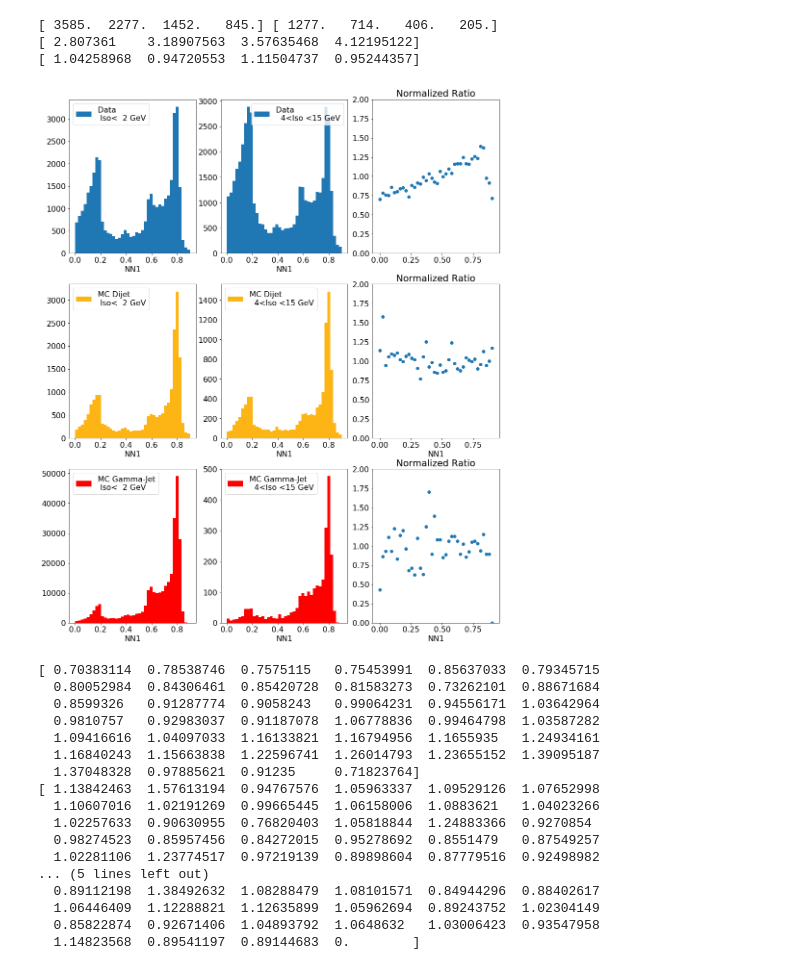
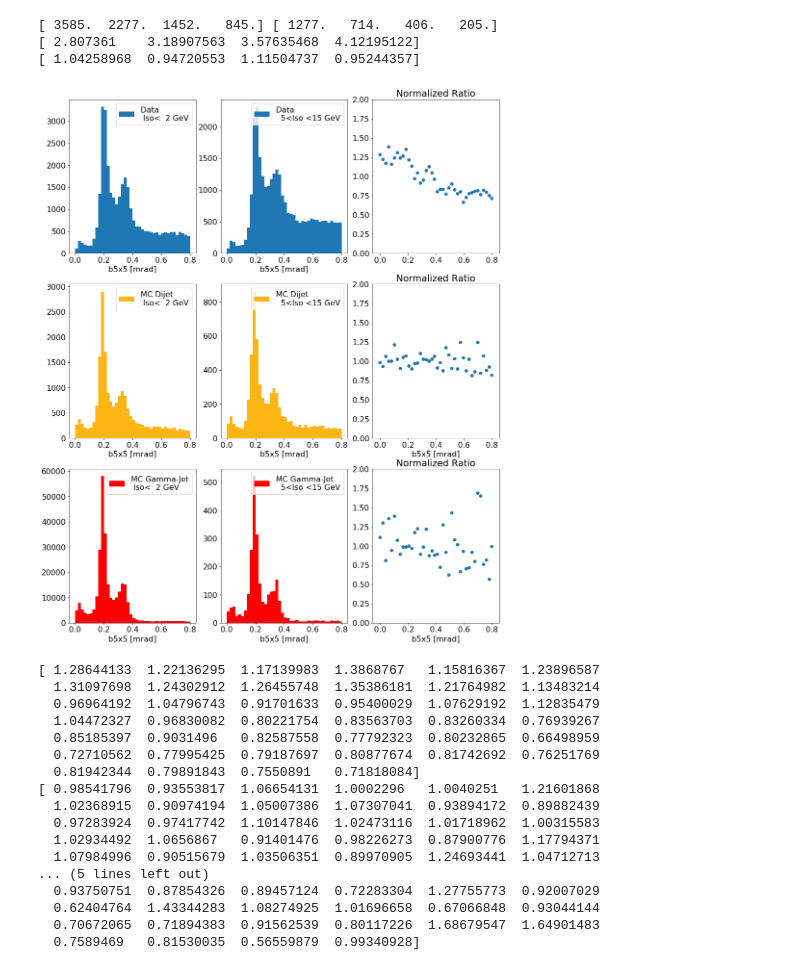
Before and after one commit to miguelignacio/CorrelationAnalysis, a Jupyter notebook: NtupleAnalysis/InputData/TemplateFit_Closure.ipynb, the cells around one changed output. Cells and saved outputs as stored; diff of their text form; code cells hidden in the pictures.

```diff
--- a/NtupleAnalysis/InputData/TemplateFit_Closure.ipynb
+++ b/NtupleAnalysis/InputData/TemplateFit_Closure.ipynb
@@ -191,13 +186,14 @@ plt.show()
 nbins = 40
 isoup = 2.0
 noniso_up = 15.0
-noniso_do = 4.0
+noniso_do = 5.0
 maskiso = data.cluster_frixione_tpc_04_02<isoup
 masknoniso_do =  data.cluster_frixione_tpc_04_02> noniso_do
 masknoniso_up =  data.cluster_frixione_tpc_04_02 <noniso_up
 
-var = 'cluster_NN1'
-varmax = 0.90
+var = 'cluster_b5x5_lin'
+label = 'b5x5 [mrad]'
+varmax = 0.80
 xbins = np.linspace(0,varmax,nbins)
 #var = 'cluster_b5x5_lin'
 #varmax = 2.0
@@ -209,11 +205,11 @@ mccolor = '#FDB515'
 fig = plt.figure(figsize=(16,20))
 plt.subplot(3,3,1)
 A, x, _ = plt.hist(data[maskiso][var], bins=nbins, range=(0.0,varmax),label='Data \n Iso< %2.0f GeV'%isoup)
-plt.xlabel('NN1')
+plt.xlabel(label)
 plt.legend()
 plt.subplot(3,3,2)
 B, x, _ = plt.hist(data[masknoniso_up & masknoniso_do][var], bins=nbins, range=(0.0,varmax),label='Data \n %2.0f<Iso <%2.0f GeV' %(noniso_do,noniso_up))
-plt.xlabel('NN1')
+plt.xlabel(label)
 plt.legend()
 
 
@@ -238,11 +234,11 @@ masknoniso_do =  mc_bkg.cluster_frixione_tpc_04_02>noniso_do
 masknoniso_up =  mc_bkg.cluster_frixione_tpc_04_02 <noniso_up
 plt.subplot(3,3,4)
 A, x, _ = plt.hist(mc_bkg[maskiso][var], bins=nbins, range=(0.0,varmax), label='MC Dijet \n Iso< %2.0f GeV'%isoup,color=mccolor)
-plt.xlabel('NN1')
+plt.xlabel(label)
 plt.legend()
 plt.subplot(3,3,5)
 B, x, _ = plt.hist(mc_bkg[masknoniso_up & masknoniso_do][var], bins=nbins, range=(0.0,varmax),label='MC Dijet \n %2.0f<Iso <%2.0f GeV' %(noniso_do,noniso_up),color=mccolor)
-plt.xlabel('NN1')
+plt.xlabel(label)
 plt.legend()
 
 plt.subplot(3,3,6)
@@ -256,7 +252,7 @@ ratio[np.isinf(ratio)] = 0
 print ratio
 xbins = np.linspace(0.0, varmax, num=len(x)-1)
 plt.scatter(xbins,ratio)
-plt.xlabel('NN1')
+plt.xlabel(label)
 plt.ylim([0.0, 2.0])
 plt.title('Normalized Ratio')
 #plt.ylim([0.5, 1.5])
@@ -264,51 +260,51 @@ plt.title('Normalized Ratio')
 maskiso = mc_signal.cluster_frixione_tpc_04_02<2.0
 masknoniso_do =  mc_signal.cluster_frixione_tpc_04_02>5
 masknoniso_up =  mc_signal.cluster_frixione_tpc_04_02 <15
 plt.subplot(3,3,7)
 A, x, _  = plt.hist(mc_signal[maskiso][var], bins=nbins, range=(0.0,varmax),label='MC Gamma-Jet\n Iso< %2.0f GeV'%isoup,color='red')
-plt.xlabel('NN1')
+plt.xlabel(label)
 plt.legend()
 plt.subplot(3,3,8)
 B, x, _ = plt.hist(mc_signal[masknoniso_up & masknoniso_do][var], bins=nbins, range=(0.0,varmax),label='MC Gamma-Jet\n %2.0f<Iso <%2.0f GeV' %(noniso_do,noniso_up),color='red')
-plt.xlabel('NN1')
+plt.xlabel(label)
 plt.legend()
 
 plt.subplot(3,3,9)
 A = np.array(A, dtype='f')/np.sum(A)
 B= np.array(B, dtype='f')/np.sum(B)
 
 ratio = np.divide(A,B)
 ratio[np.isnan(ratio)] = 0
 ratio[np.isinf(ratio)] = 0
 print ratio
 xbins = np.linspace(0.0, varmax, num=len(x)-1)
 plt.scatter(xbins,ratio)
-plt.xlabel('NN1')
+plt.xlabel(label)
 plt.ylim([0.0, 2.0])
 plt.title('Normalized Ratio')
 #plt.ylim([0.5, 1.5])
 
 
 
 
 
 plt.show()
 # %% [output]
-[figure, old version]
+[figure, new version]
-[ 0.70383114  0.78538746  0.7575115   0.75453991  0.85637033  0.79345715
-  0.80052984  0.84306461  0.85420728  0.81583273  0.73262101  0.88671684
-  0.8599326   0.91287774  0.9058243   0.99064231  0.94556171  1.03642964
-  0.9810757   0.92983037  0.91187078  1.06778836  0.99464798  1.03587282
-  1.09416616  1.04097033  1.16133821  1.16794956  1.1655935   1.24934161
-  1.16840243  1.15663838  1.22596741  1.26014793  1.23655152  1.39095187
-  1.37048328  0.97885621  0.91235     0.71823764]
-[ 1.13842463  1.57613194  0.94767576  1.05963337  1.09529126  1.07652998
-  1.10607016  1.02191269  0.99665445  1.06158006  1.0883621   1.04023266
-  1.02257633  0.90630955  0.76820403  1.05818844  1.24883366  0.9270854
-  0.98274523  0.85957456  0.84272015  0.95278692  0.8551479   0.87549257
-  1.02281106  1.23774517  0.97219139  0.89898604  0.87779516  0.92498982
+[ 1.28644133  1.22136295  1.17139983  1.3868767   1.15816367  1.23896587
+  1.31097698  1.24302912  1.26455748  1.35386181  1.21764982  1.13483214
+  0.96964192  1.04796743  0.91701633  0.95400029  1.07629192  1.12835479
+  1.04472327  0.96830082  0.80221754  0.83563703  0.83260334  0.76939267
+  0.85185397  0.9031496   0.82587558  0.77792323  0.80232865  0.66498959
+  0.72710562  0.77995425  0.79187697  0.80877674  0.81742692  0.76251769
+  0.81942344  0.79891843  0.7550891   0.71818084]
+[ 0.98541796  0.93553817  1.06654131  1.0002296   1.0040251   1.21601868
+  1.02368915  0.90974194  1.05007386  1.07307041  0.93894172  0.89882439
+  0.97283924  0.97417742  1.10147846  1.02473116  1.01718962  1.00315583
+  1.02934492  1.0656867   0.91401476  0.98226273  0.87900776  1.17794371
+  1.07984996  0.90515679  1.03506351  0.89970905  1.24693441  1.04712713
 ... (5 lines left out)
-  0.89112198  1.38492632  1.08288479  1.08101571  0.84944296  0.88402617
-  1.06446409  1.12288821  1.12635899  1.05962694  0.89243752  1.02304149
-  0.85822874  0.92671406  1.04893792  1.0648632   1.03006423  0.93547958
-  1.14823568  0.89541197  0.89144683  0.        ]
+  0.93750751  0.87854326  0.89457124  0.72283304  1.27755773  0.92007029
+  0.62404764  1.43344283  1.08274925  1.01696658  0.67066848  0.93044144
+  0.70672065  0.71894383  0.91562539  0.80117226  1.68679547  1.64901483
+  0.7589469   0.81530035  0.56559879  0.99340928]
```
Also changed, not shown: parts of 3 cells of this notebook, 7 other files.
